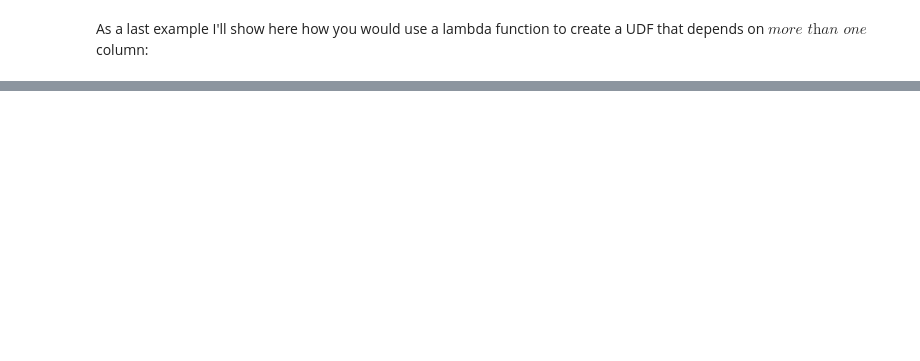
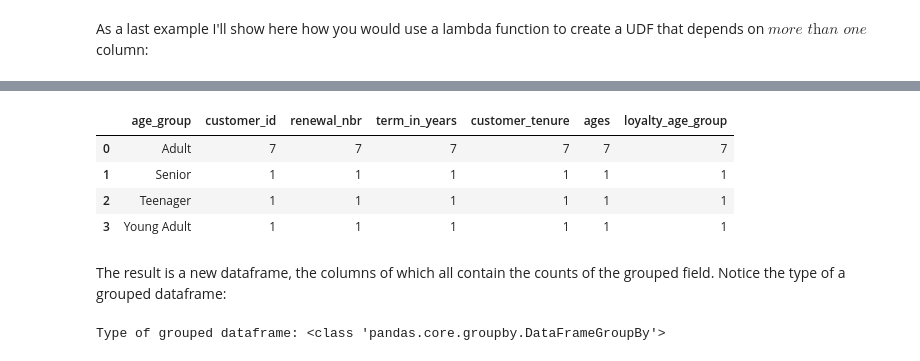
Before and after one commit to brandonbm00/Projects, a Jupyter notebook: python_class/Untitled.ipynb, the cells around one changed output, grey strips where cells are left out. Cells and saved outputs as stored; diff of their text form; code cells hidden in the pictures; blank space fills up the shorter version.

```diff
--- a/python_class/Untitled.ipynb
+++ b/python_class/Untitled.ipynb
@@ -630,0 +641,14 @@ customers.head(10)
+# %%
+customers.groupby('age_group', as_index=False).count().head()
+# %% [output]
+|  | age_group | customer_id | renewal_nbr | term_in_years | customer_tenure | ages | loyalty_age_group |
+| 0 | Adult | 7 | 7 | 7 | 7 | 7 | 7 |
+| 1 | Senior | 1 | 1 | 1 | 1 | 1 | 1 |
+| 2 | Teenager | 1 | 1 | 1 | 1 | 1 | 1 |
+| 3 | Young Adult | 1 | 1 | 1 | 1 | 1 | 1 |
+# %% [markdown]
+The result is a new dataframe, the columns of which all contain the counts of the grouped field. Notice the type of a grouped dataframe:
+# %%
+print('Type of grouped dataframe: %s' % type(customers.groupby('age_group', as_index=False)))
+# %% [output]
+Type of grouped dataframe: <class 'pandas.core.groupby.DataFrameGroupBy'>
```
Also changed, not shown: parts of 40 cells of this notebook.
